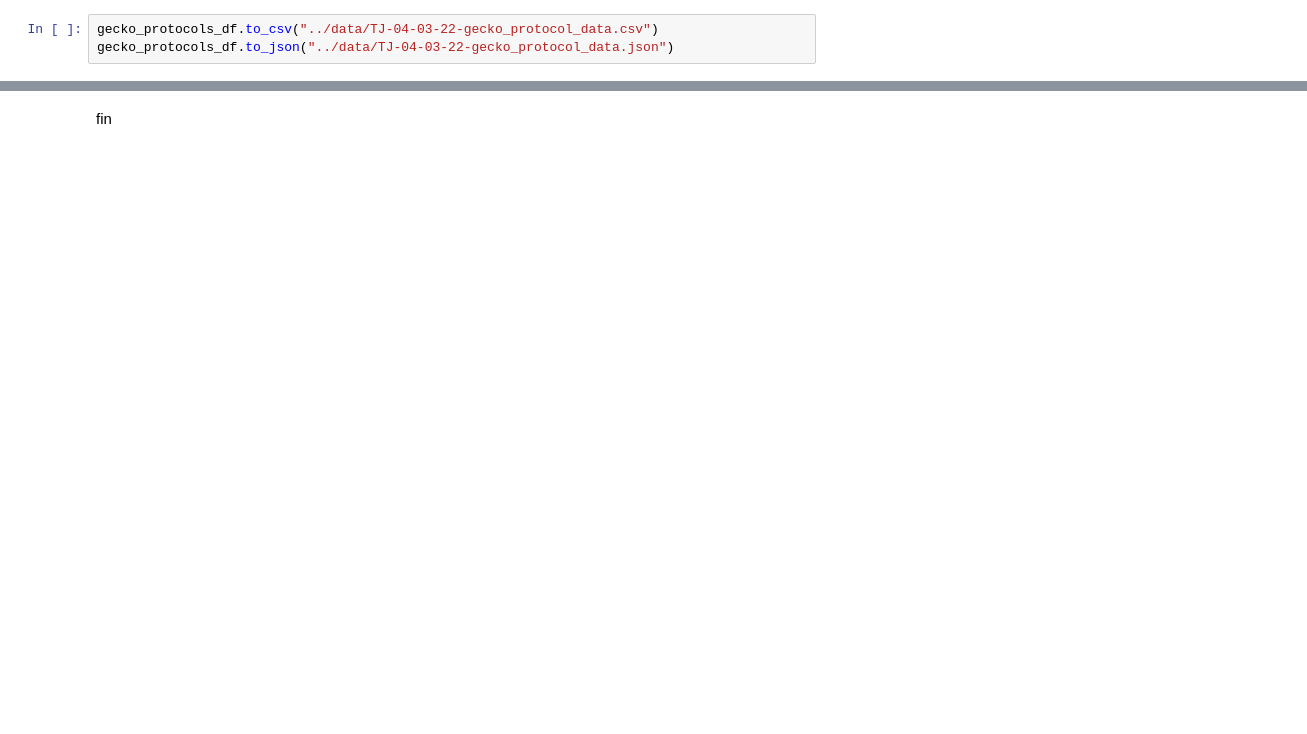
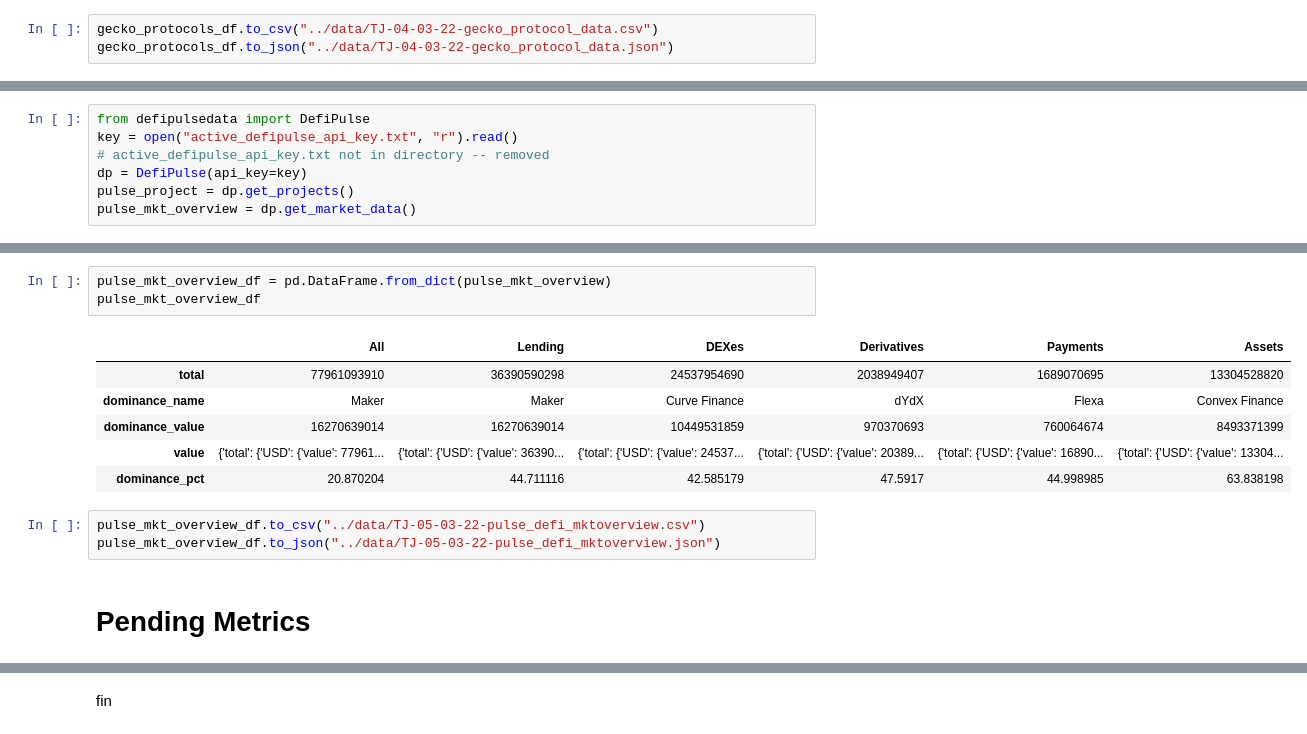
Before and after one commit to DeepLapis/crypto-dashboard, a Jupyter notebook: notebooks/get_defi_data.ipynb, the cells around one changed output, grey strips where cells are left out. Drawn from its saved outputs; the diff is of its cells as text; blank space fills up the shorter version.

```diff
--- a/notebooks/get_defi_data.ipynb
+++ b/notebooks/get_defi_data.ipynb
@@ -308,0 +360,7 @@ gecko_protocols_df.to_json("../data/TJ-04-03-22-gecko_protocol_data.json")
+# %%
+from defipulsedata import DefiPulse
+key = open("active_defipulse_api_key.txt", "r").read()
+# active_defipulse_api_key.txt not in directory -- removed
+dp = DefiPulse(api_key=key)
+pulse_project = dp.get_projects()
+pulse_mkt_overview = dp.get_market_data()
@@ -308,0 +424,15 @@ gecko_protocols_df.to_json("../data/TJ-04-03-22-gecko_protocol_data.json")
+# %%
+pulse_mkt_overview_df = pd.DataFrame.from_dict(pulse_mkt_overview)
+pulse_mkt_overview_df
+# %% [output]
+|  | All | Lending | DEXes | Derivatives | Payments | Assets |
+| total | 77961093910 | 36390590298 | 24537954690 | 2038949407 | 1689070695 | 13304528820 |
+| dominance_name | Maker | Maker | Curve Finance | dYdX | Flexa | Convex Finance |
+| dominance_value | 16270639014 | 16270639014 | 10449531859 | 970370693 | 760064674 | 8493371399 |
+| value | {'total': {'USD': {'value': 77961... | {'total': {'USD': {'value': 36390... | {'total': {'USD': {'value': 24537... | {'total': {'USD': {'value': 20389... | {'total': {'USD': {'value': 16890... | {'total': {'USD': {'value': 13304... |
+| dominance_pct | 20.870204 | 44.711116 | 42.585179 | 47.5917 | 44.998985 | 63.838198 |
+# %%
+pulse_mkt_overview_df.to_csv("../data/TJ-05-03-22-pulse_defi_mktoverview.csv")
+pulse_mkt_overview_df.to_json("../data/TJ-05-03-22-pulse_defi_mktoverview.json")
+# %% [markdown]
+# Pending Metrics
```
Also changed, not shown: parts of 23 cells of this notebook, 6 other files.
